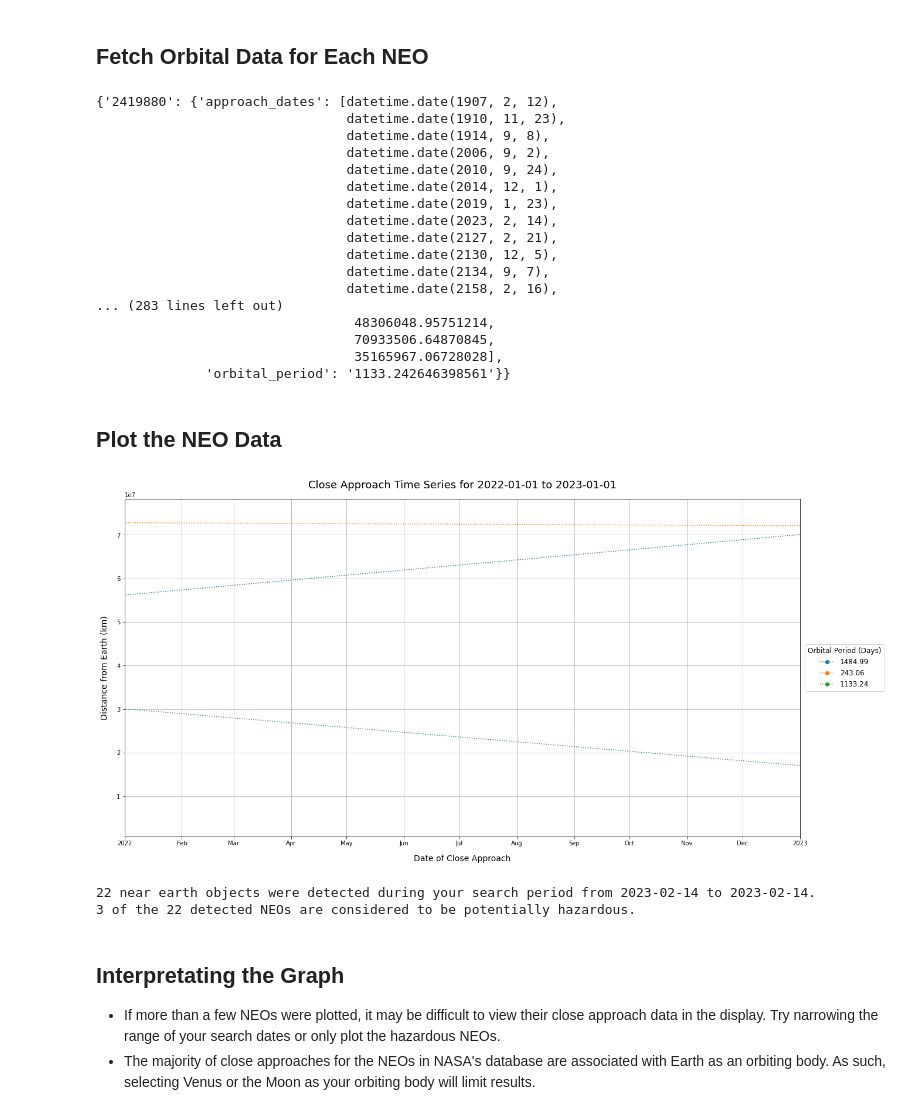
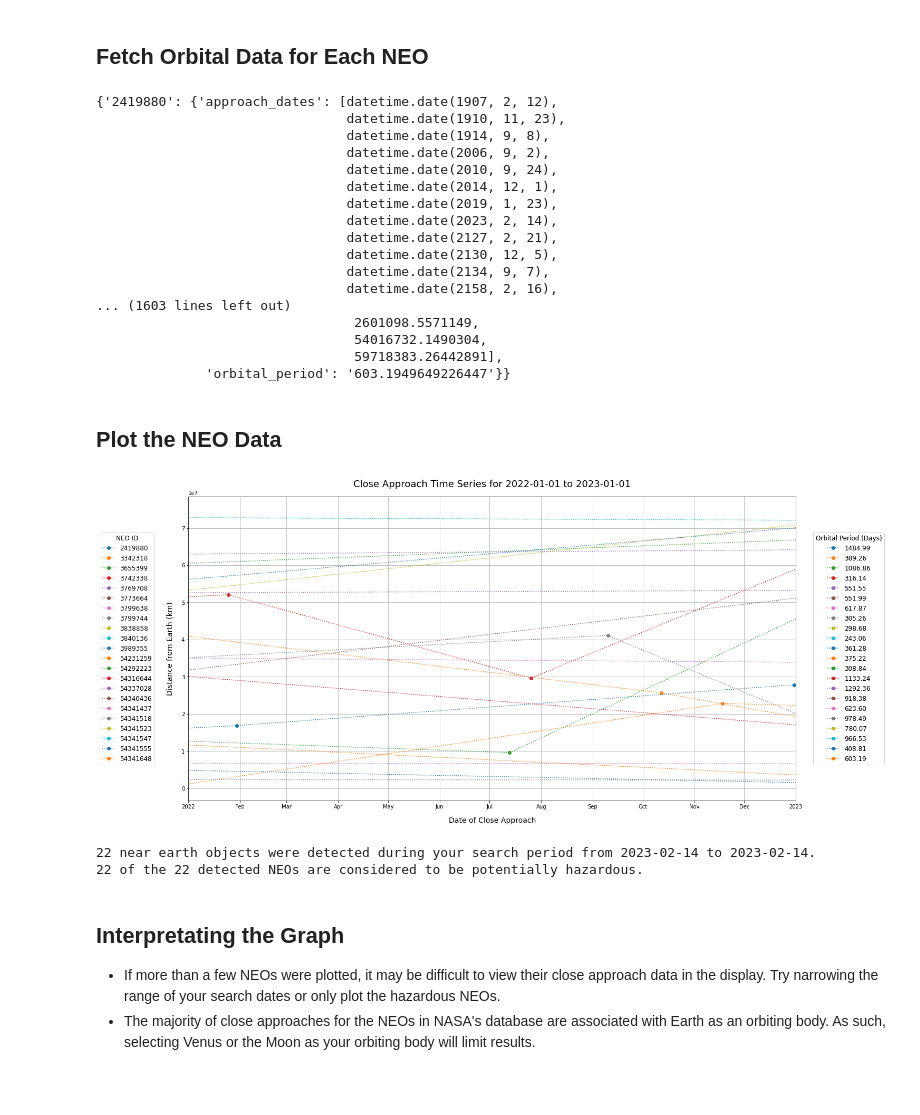
Before and after one commit to benchrisblair/cap-comp215, a Jupyter notebook: projects/project01.ipynb, the cells around one changed output. Drawn from its saved outputs; the diff is of its cells as text; code cells hidden in the pictures; blank space fills up the shorter version.

Commit message:
Added a second legend to the plot

```diff
--- a/projects/project01.ipynb
+++ b/projects/project01.ipynb
@@ -58,7 +58,7 @@ disp_end = '2023-01-01'
 
 orbiting_body = 'Earth'
 
-only_hazardous = True
+only_hazardous = False
 # %% [markdown]
 ## Query the NASA Database
 # %%
@@ -135,11 +151,11 @@ pprint(neo_datasets)
                                 datetime.date(2130, 12, 5),
                                 datetime.date(2134, 9, 7),
                                 datetime.date(2158, 2, 16),
-... (283 lines left out)
-                                 48306048.95751214,
-                                 70933506.64870845,
-                                 35165967.06728028],
-              'orbital_period': '1133.242646398561'}}
+... (1603 lines left out)
+                                 2601098.5571149,
+                                 54016732.1490304,
+                                 59718383.26442891],
+              'orbital_period': '603.1949649226447'}}
 # %% [markdown]
 ## Plot the NEO Data
 # %%
@@ -153,37 +169,40 @@ axs[1].set(visible=False)       # Hide the second set of unused axes
 
 axs[0].set_title(f'Close Approach Time Series for {disp_start} to {disp_end}', fontsize=18, pad=18)
 
 axs[0].set_xlabel('Date of Close Approach', labelpad=14, fontsize=14)
 axs[0].set_ylabel(f'Distance from {orbiting_body} (km)', labelpad=14, fontsize=14)
 
 # Lines 13-16 were adapted from matplotlib's guide 'Formatting date ticks using ConciseDateFormatter'
 locator = mdates.AutoDateLocator(maxticks=25)
 formatter = mdates.ConciseDateFormatter(locator)
 axs[0].xaxis.set_major_locator(locator)
 axs[0].xaxis.set_major_formatter(formatter)
 
 axs[0].set_xlim(left=datetime.date.fromisoformat(disp_start), right=datetime.date.fromisoformat(disp_end))
 
 axs[0].grid(visible=True, which='both')
 
 for id in neo_datasets:
     x = neo_datasets[id]['approach_dates']
     y = neo_datasets[id]['miss_distances']
     orbital_period = float(neo_datasets[id]['orbital_period'])
     axs[0].plot(x, y, 'o', linestyle=':', label=f'{orbital_period:.2f}')
 
-axs[0].legend(title='Orbital Period (Days)', loc='center right', borderaxespad=-12, title_fontsize=12, fontsize=12)
+legend_1 = axs[0].legend(labels=neo_ids, title='NEO ID', loc='center left', borderaxespad=-14, title_fontsize=12, fontsize=12)
+axs[0].add_artist(legend_1)
+legend_2 = axs[0].legend(title='Orbital Period (Days)', loc='center right', borderaxespad=-14, title_fontsize=12, fontsize=12)
+axs[0].add_artist(legend_2)
 
 plt.show()
 
 # Display some information about the search results
 print('\n')
 print(f'{n_neos} near earth objects were detected during your search period from {search_start} to {search_end}.')
 print(f'{n_hazards} of the {n_neos} detected NEOs are considered to be potentially hazardous.')
 # %% [output]
-[figure, old version]
+[figure, new version]
 22 near earth objects were detected during your search period from 2023-02-14 to 2023-02-14.
-3 of the 22 detected NEOs are considered to be potentially hazardous.
+22 of the 22 detected NEOs are considered to be potentially hazardous.
 # %% [markdown]
 ## Interpretating the Graph
 
```
Also changed, not shown: parts of 1 cell of this notebook.
